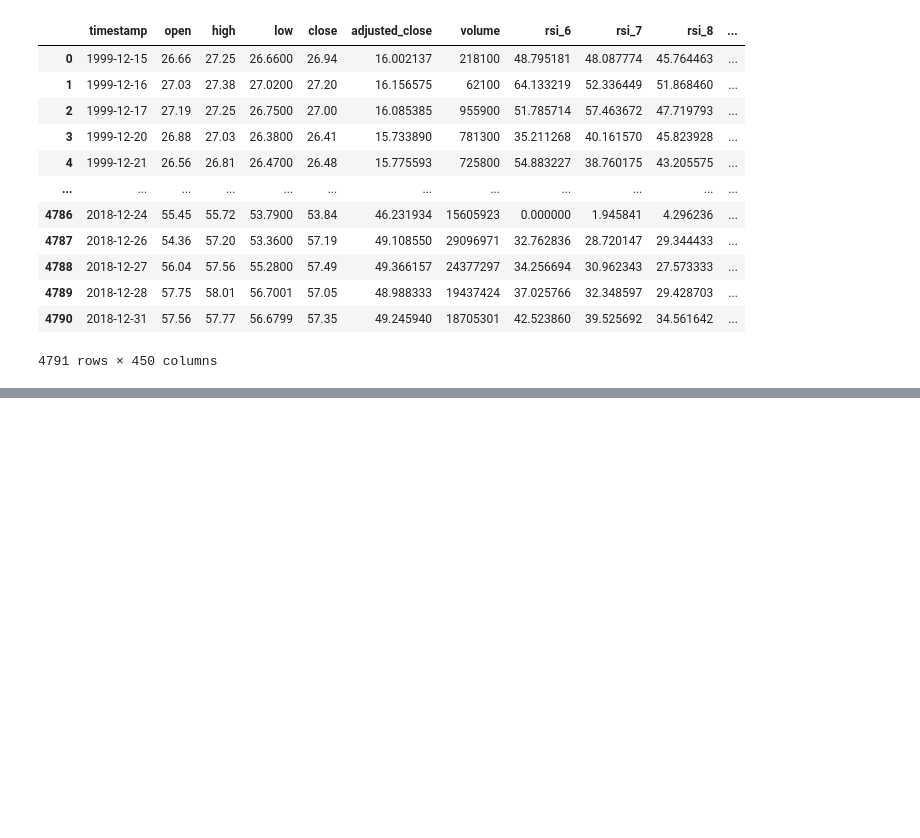
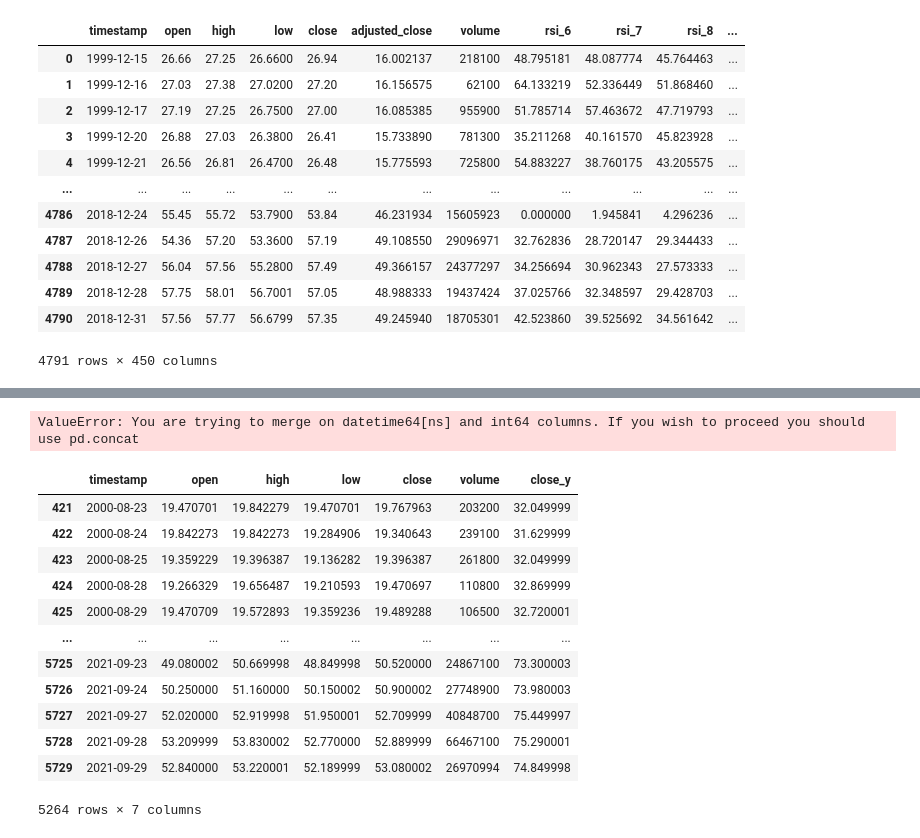
Before and after one commit to M5era/CNN-for-trading, a Jupyter notebook: playground.ipynb, the cells around one changed output, grey strips where cells are left out. Drawn from its saved outputs; the diff is of its cells as text; code cells hidden in the pictures; blank space fills up the shorter version.

```diff
--- a/playground.ipynb
+++ b/playground.ipynb
@@ -75,0 +58,16 @@ df
+# %%
+url2 = "https://query1.finance.yahoo.com/v7/finance/download/CL%3DF"
+import datetime
+import yfinance as yf
+
+xle = yf.Ticker("XLE")
+
+# get historical market data, here max is 5 years.
+xle = xle.history(period="max")
+xle.drop(axis = 1, columns = ['Dividends', 'Stock Splits'], inplace = True)
+xle.reset_index(inplace = True)
+xle = xle.rename(columns={'Date':'timestamp', 'Open':'open', 'High':'high', 'Low':'low', 'Close': 'close', 'Volume':'volume'})
+xle.set_index('timestamp')
+xle
+xle = pd.DataFrame(xle)
+xle
@@ -75,0 +131,28 @@ df
+# %%
+xle['timestamp']= pd.to_datetime(xle['timestamp'])
+xle.set_index('timestamp')
+xle.join(clf, on='timestamp', how='left', lsuffix='', rsuffix='', sort=False)
+# %% [output]
+ValueError: You are trying to merge on datetime64[ns] and int64 columns. If you wish to proceed you should use pd.concat
+# %%
+clf = pd.read_csv('historical_data/CL=F/CL=F.csv')
+# %%
+clf['timestamp'] = pd.to_datetime(clf['timestamp'])
+merged= xle.merge(clf, how='left', on='timestamp', suffixes=('', '_y'))
+merged = merged.drop(axis=1, columns=['Unnamed: 0', 'open_y', 'high_y', 'low_y', 'volume_y'])
+merged = merged.dropna()
+merged
+# %% [output]
+|  | timestamp | open | high | low | close | volume | close_y |
+| 421 | 2000-08-23 | 19.470701 | 19.842279 | 19.470701 | 19.767963 | 203200 | 32.049999 |
+| 422 | 2000-08-24 | 19.842273 | 19.842273 | 19.284906 | 19.340643 | 239100 | 31.629999 |
+| 423 | 2000-08-25 | 19.359229 | 19.396387 | 19.136282 | 19.396387 | 261800 | 32.049999 |
+| 424 | 2000-08-28 | 19.266329 | 19.656487 | 19.210593 | 19.470697 | 110800 | 32.869999 |
+| 425 | 2000-08-29 | 19.470709 | 19.572893 | 19.359236 | 19.489288 | 106500 | 32.720001 |
+| ... | ... | ... | ... | ... | ... | ... | ... |
+| 5725 | 2021-09-23 | 49.080002 | 50.669998 | 48.849998 | 50.520000 | 24867100 | 73.300003 |
+| 5726 | 2021-09-24 | 50.250000 | 51.160000 | 50.150002 | 50.900002 | 27748900 | 73.980003 |
+| 5727 | 2021-09-27 | 52.020000 | 52.919998 | 51.950001 | 52.709999 | 40848700 | 75.449997 |
+| 5728 | 2021-09-28 | 53.209999 | 53.830002 | 52.770000 | 52.889999 | 66467100 | 75.290001 |
+| 5729 | 2021-09-29 | 52.840000 | 53.220001 | 52.189999 | 53.080002 | 26970994 | 74.849998 |
+5264 rows × 7 columns
```
Also changed, not shown: parts of 12 cells of this notebook, 14 other files.
